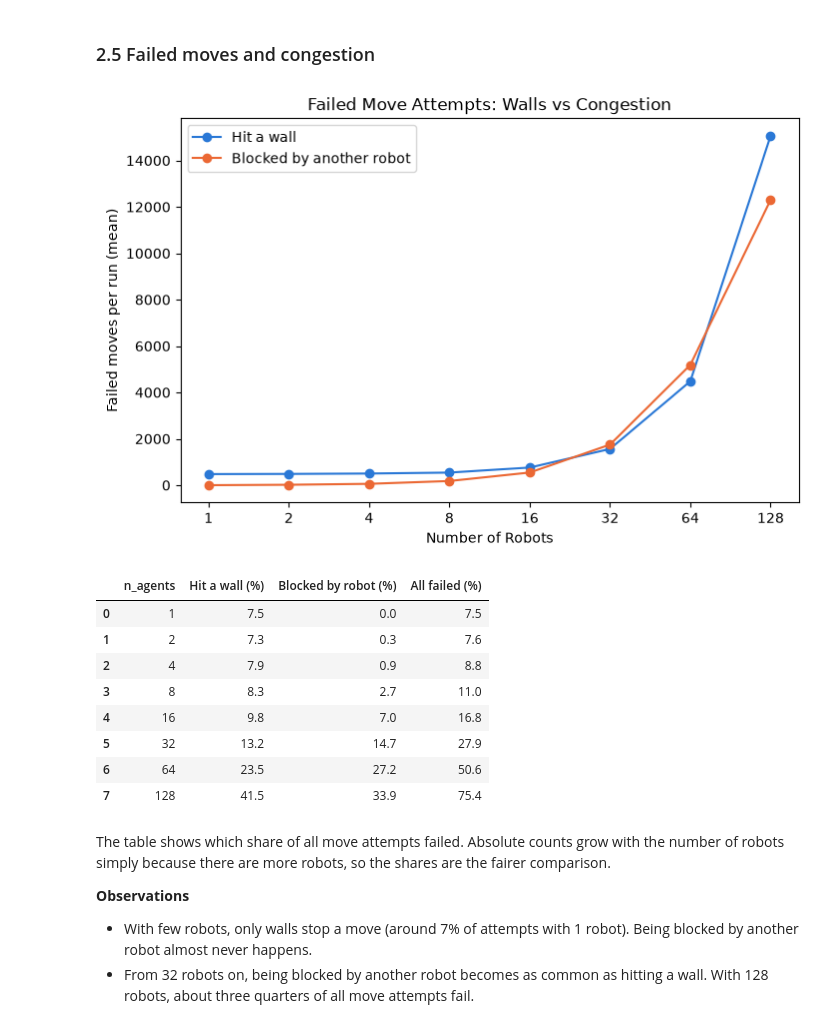
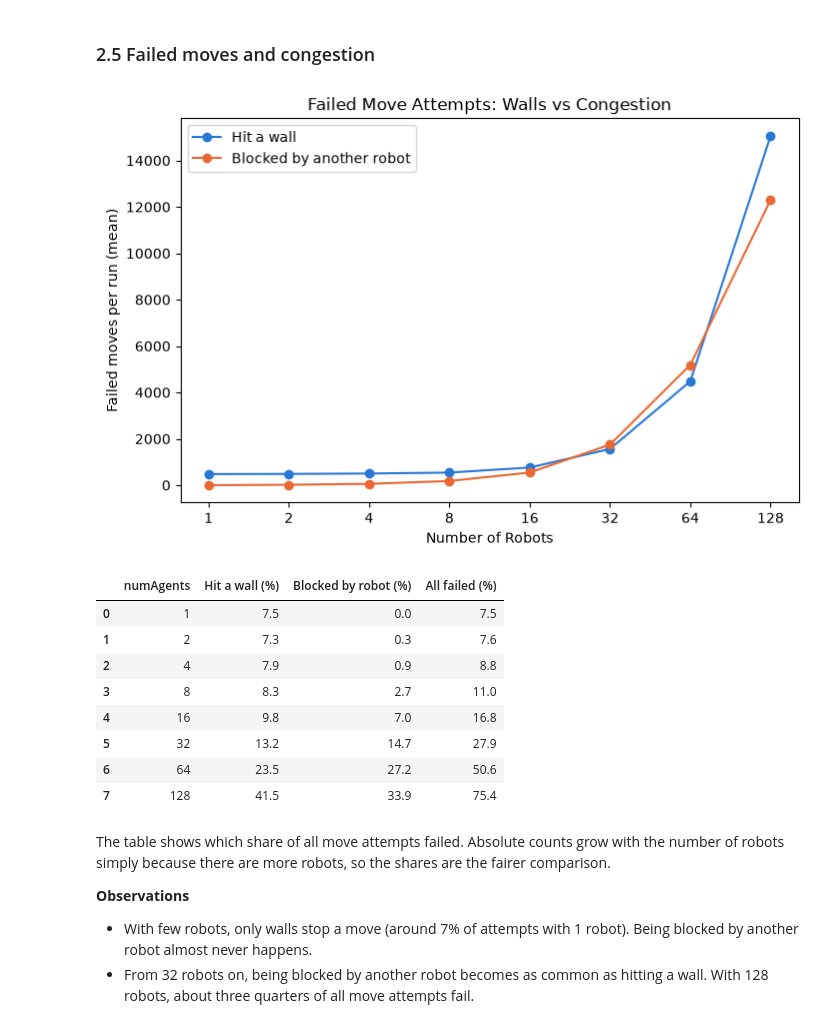
Before and after one commit to lorenz-r/tec-agent-class-MAS_A2, a Jupyter notebook: analysis.ipynb, the cells around one changed output. Saved outputs shown, nothing was run; the diff lists cells and outputs as text; code cells hidden in the pictures.

```diff
--- a/analysis.ipynb
+++ b/analysis.ipynb
@@ -14,17 +14,17 @@
 4. Experiment 3: amount of dirt
 5. Conclusions
 # %%
-from experiments.run_experiments import RESULTS_DIR, cleaning_percentage_table, plot_average_movements, plot_average_steps, plot_cleaning_percentage_comparison, plot_cleaning_percentage_heatmap, plot_dirt_comparison, dirt_table, plot_failed_moves, plot_speedup, plot_time_distribution, run_experiments
+from experiments.run_experiments import resultsDir, plotAverageMovements, plotAverageSteps, plotCleaningPercentageComparison, plotCleaningPercentageHeatmap, plotDirtComparison, dirtTable, plotFailedMoves, plotSpeedup, plotTimeDistribution, runExperiments
 
 
-AGENT_CONFIGURATIONS = [1, 2, 4, 8, 16, 32, 64, 128]
-NO_LIMIT = 50_000
-STEP_LIMITS = [10, 50, 100, 250, 500, 1_000, 2_500, 5_000]
-DIRT_LEVELS = [0.1, 0.25, 0.5, 0.75, 0.9]
+agentConfigurations = [1, 2, 4, 8, 16, 32, 64, 128]
+noLimit = 50_000
+stepLimits = [10, 50, 100, 250, 500, 1_000, 2_500, 5_000]
+dirtLevels = [0.1, 0.25, 0.5, 0.75, 0.9]
 # %% [markdown]
 ## 2. Experiment 1: no time limit
 
 The step limit of 50,000 is far above the slowest run (about 11,500 steps), so every run cleans the room completely. This experiment answers how the number of robots affects the cleaning time and the number of movements.
 # %%
-summary_df_no_limit, _, _ = run_experiments(AGENT_CONFIGURATIONS, MAX_STEPS=NO_LIMIT)
+summaryNoLimit, _, _ = runExperiments(agentConfigurations, maxSteps= noLimit)
 # %%
@@ -100,20 +100,20 @@ So more robots finish faster, but beyond about 16 robots they also use more tota
 # %% [markdown]
 ### 2.5 Failed moves and congestion
 # %%
-plot_failed_moves(summary_df_no_limit, AGENT_CONFIGURATIONS, RESULTS_DIR, show_plot=True)
+plotFailedMoves(summaryNoLimit, agentConfigurations, resultsDir, showPlot=True)
 
-attempts = summary_df_no_limit["AverageMoves"] + summary_df_no_limit["AverageWallBumps"] + summary_df_no_limit["AverageBlockedMoves"]
-failure = summary_df_no_limit[["n_agents"]].assign(
+attempts = summaryNoLimit["AverageMoves"] + summaryNoLimit["AverageWallBumps"] + summaryNoLimit["AverageBlockedMoves"]
+failure = summaryNoLimit[["numAgents"]].assign(
     **{
-        "Hit a wall (%)": 100 * summary_df_no_limit["AverageWallBumps"] / attempts,
-        "Blocked by robot (%)": 100 * summary_df_no_limit["AverageBlockedMoves"] / attempts,
-        "All failed (%)": 100 * (summary_df_no_limit["AverageWallBumps"] + summary_df_no_limit["AverageBlockedMoves"]) / attempts,
+        "Hit a wall (%)": 100 * summaryNoLimit["AverageWallBumps"] / attempts,
+        "Blocked by robot (%)": 100 * summaryNoLimit["AverageBlockedMoves"] / attempts,
+        "All failed (%)": 100 * (summaryNoLimit["AverageWallBumps"] + summaryNoLimit["AverageBlockedMoves"]) / attempts,
     }
 )
 failure.round(1)
 # %% [output]
 [figure]
-|  | n_agents | Hit a wall (%) | Blocked by robot (%) | All failed (%) |
+|  | numAgents | Hit a wall (%) | Blocked by robot (%) | All failed (%) |
 | 0 | 1 | 7.5 | 0.0 | 7.5 |
 | 1 | 2 | 7.3 | 0.3 | 7.6 |
 | 2 | 4 | 7.9 | 0.9 | 8.8 |
```
Also changed, not shown: parts of 9 cells of this notebook, 1 other file.
